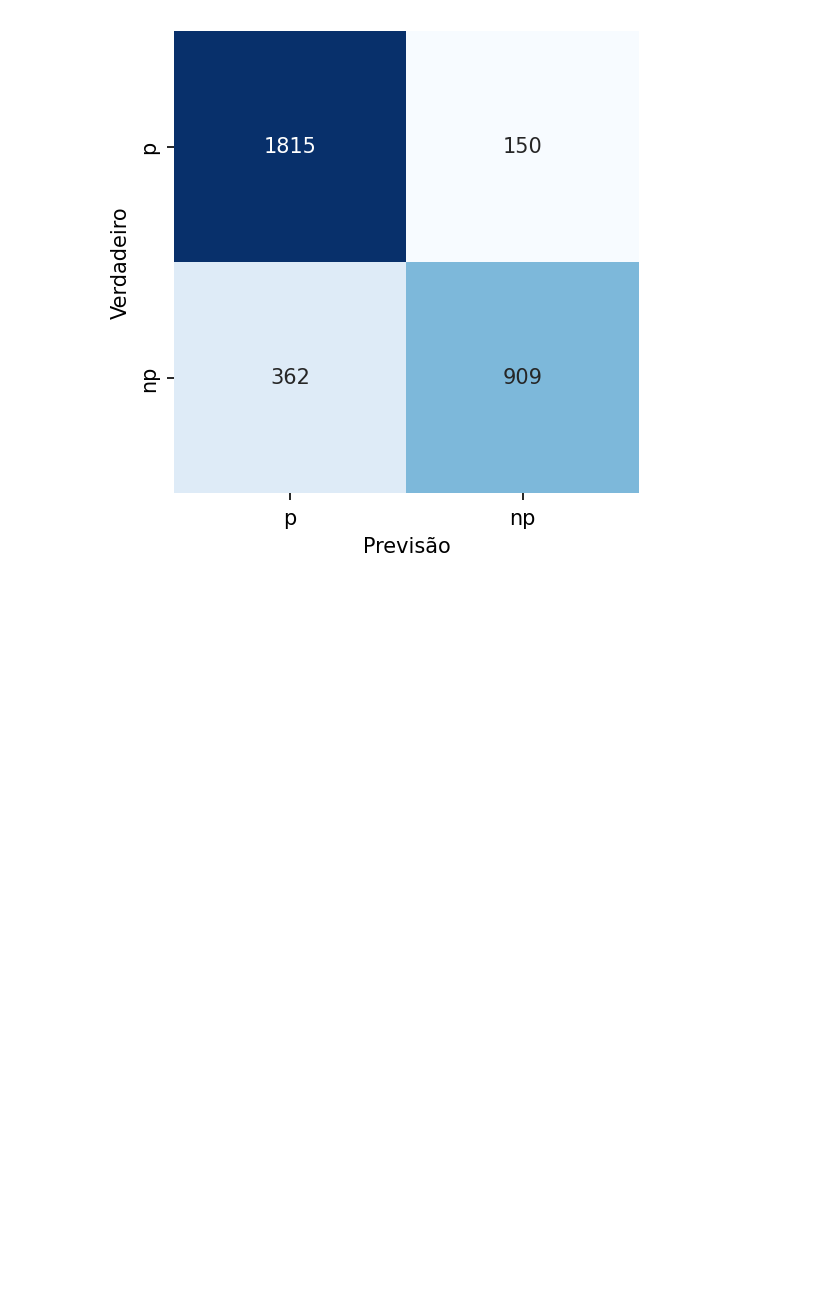
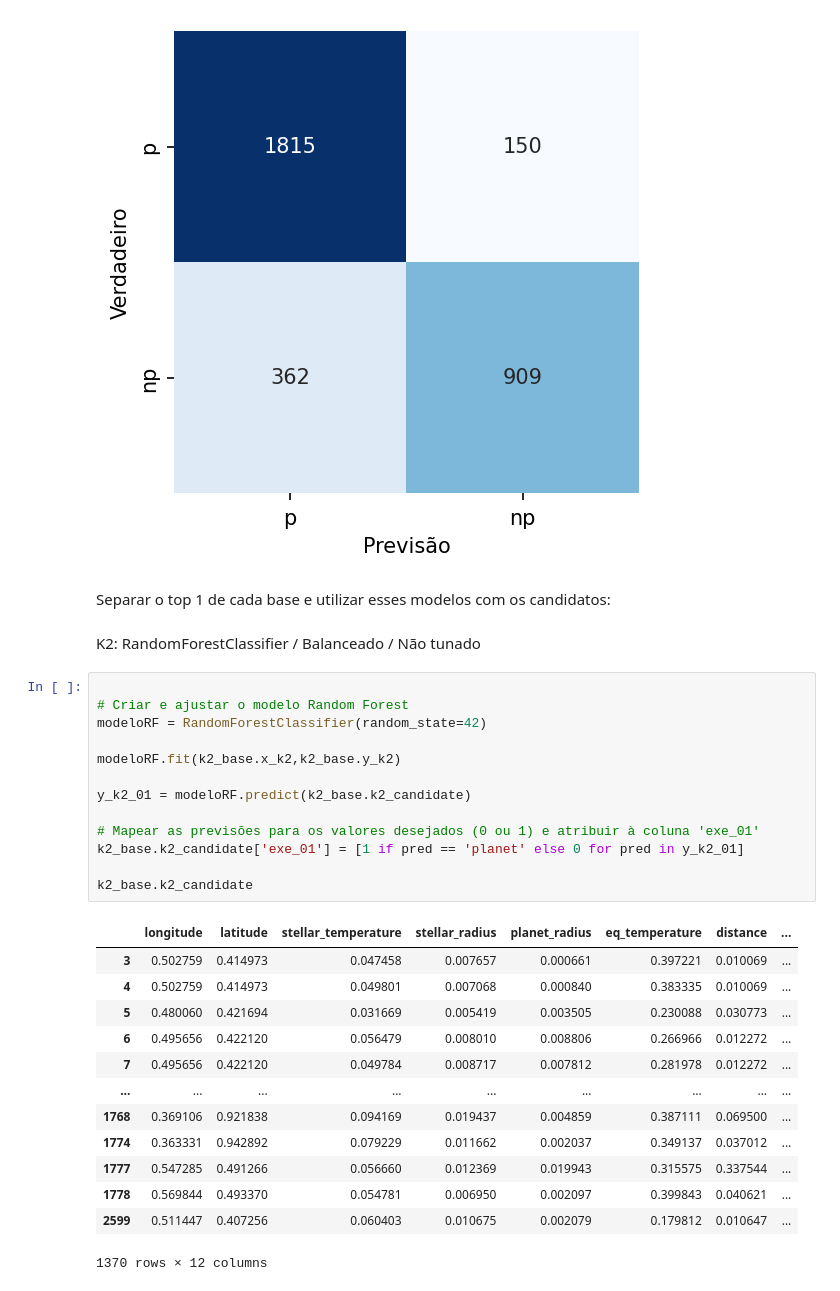
Before and after one commit to jnnastti/EstelarClass, a Jupyter notebook: EstelarClass.ipynb, the cells around one changed output. Drawn from its saved outputs; the diff is of its cells as text; blank space fills up the shorter version.

Commit message:
Treinando as bases com os candidatos para os melhores modelos de cada teste

```diff
--- a/EstelarClass.ipynb
+++ b/EstelarClass.ipynb
@@ -2433,3 +2433,34 @@ fig.tight_layout()
 fig.show()
 # %% [output]
 [figure]
+# %% [markdown]
+Separar o top 1 de cada base e utilizar esses modelos com os candidatos:
+# %% [markdown]
+K2: RandomForestClassifier / Balanceado / Não tunado
+# %%
+
+# Criar e ajustar o modelo Random Forest
+modeloRF = RandomForestClassifier(random_state=42)
+
+modeloRF.fit(k2_base.x_k2,k2_base.y_k2)
+
+y_k2_01 = modeloRF.predict(k2_base.k2_candidate)
+
+# Mapear as previsões para os valores desejados (0 ou 1) e atribuir à coluna 'exe_01'
+k2_base.k2_candidate['exe_01'] = [1 if pred == 'planet' else 0 for pred in y_k2_01]
+
+k2_base.k2_candidate
+# %% [output]
+|  | longitude | latitude | stellar_temperature | stellar_radius | planet_radius | eq_temperature | distance | ... |
+| 3 | 0.502759 | 0.414973 | 0.047458 | 0.007657 | 0.000661 | 0.397221 | 0.010069 | ... |
+| 4 | 0.502759 | 0.414973 | 0.049801 | 0.007068 | 0.000840 | 0.383335 | 0.010069 | ... |
+| 5 | 0.480060 | 0.421694 | 0.031669 | 0.005419 | 0.003505 | 0.230088 | 0.030773 | ... |
+| 6 | 0.495656 | 0.422120 | 0.056479 | 0.008010 | 0.008806 | 0.266966 | 0.012272 | ... |
+| 7 | 0.495656 | 0.422120 | 0.049784 | 0.008717 | 0.007812 | 0.281978 | 0.012272 | ... |
+| ... | ... | ... | ... | ... | ... | ... | ... | ... |
+| 1768 | 0.369106 | 0.921838 | 0.094169 | 0.019437 | 0.004859 | 0.387111 | 0.069500 | ... |
+| 1774 | 0.363331 | 0.942892 | 0.079229 | 0.011662 | 0.002037 | 0.349137 | 0.037012 | ... |
+| 1777 | 0.547285 | 0.491266 | 0.056660 | 0.012369 | 0.019943 | 0.315575 | 0.337544 | ... |
+| 1778 | 0.569844 | 0.493370 | 0.054781 | 0.006950 | 0.002097 | 0.399843 | 0.040621 | ... |
+| 2599 | 0.511447 | 0.407256 | 0.060403 | 0.010675 | 0.002079 | 0.179812 | 0.010647 | ... |
+1370 rows × 12 columns
```
Also changed, not shown: parts of 16 cells of this notebook, 5 other files.
